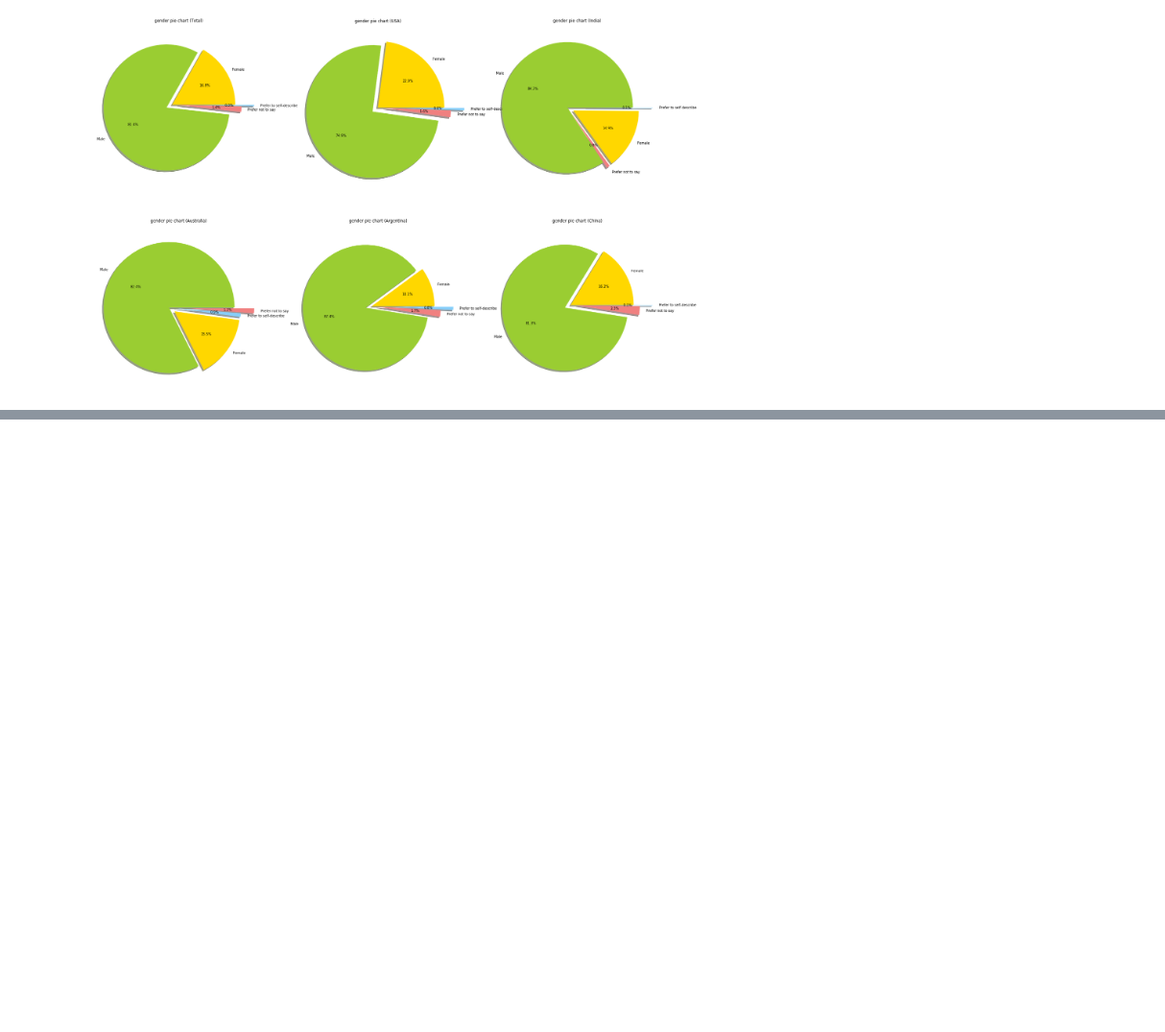
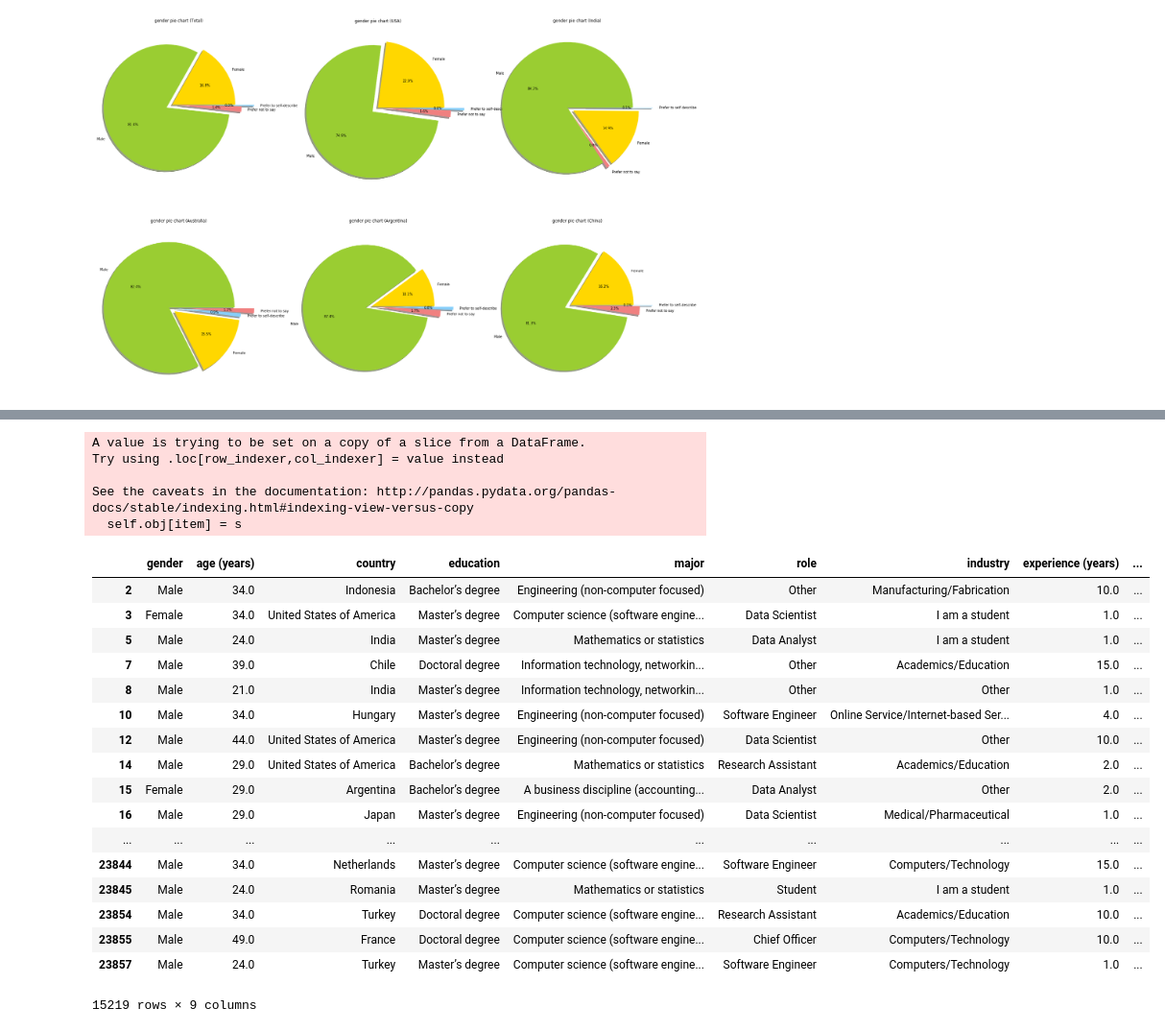
Before and after one commit to mariohenao/MarioHenao_Final, a Jupyter notebook: final.ipynb, the cells around one changed output, grey strips where cells are left out. Shown: that part at 96% size. Saved outputs shown, nothing was run; the diff lists cells and outputs as text; code cells hidden in the pictures; blank space fills up the shorter version.

```diff
--- a/final.ipynb
+++ b/final.ipynb
@@ -131,0 +134,80 @@ plt.show()
+# %%
+data1 = data1.rename(columns={'Q1': 'gender', 'Q2': 'age', 'Q3': 'country', 'Q4': 'education', 'Q5': 'major', 'Q6': 'role', 'Q7': 'industry','Q8': 'experience', 'Q9': 'salary'})
+# %%
+a = data1['salary'] == 'I do not wish to disclose my approximate yearly compensation'
+data2 = data1[~a]
+# %%
+#redefine salary
+salary_list = np.zeros(len(data2))
+num = 0
+for s in data2['salary']:
+    try:
+        math.isnan(s)
+        salary_list[num] = float('NaN')
+        num += 1
+    except:
+        if s == '500,000+':
+            salary_list[num] = 500.0
+        else:
+            salary_list[num] = np.max(np.int_(np.array(s[:-4].split('-'))))
+        num+=1
+data2.loc[:,'salary x1000 (USD)'] = salary_list
+
+#redefine age
+age_list = np.zeros(len(data2))
+num = 0
+for age in data2['age']:
+    try:
+        math.isnan(age)
+        age_list[num] = float('NaN')
+        num += 1
+    except:
+        if age == '80+':
+            age_list[num] = 80.0
+        else:
+            age_list[num] = np.max(np.int_(np.array(age.split('-'))))
+        num+=1
+data2.loc[:,'age (years)'] = age_list
+
+#redefine experience
+exp_list = np.zeros(len(data2))
+num = 0
+for exp in data2['experience']:
+    try:
+        math.isnan(exp)
+        exp_list[num] = float('NaN')
+        num += 1
+    except:
+        if exp == '30 +':
+            exp_list[num] = 30.0
+        else:
+            exp_list[num] = np.max(np.int_(np.array(exp.split('-'))))
+        num+=1
+data2.loc[:,'experience (years)'] = exp_list
+# %% [output]
+A value is trying to be set on a copy of a slice from a DataFrame.
+Try using .loc[row_indexer,col_indexer] = value instead
+
+See the caveats in the documentation: http://pandas.pydata.org/pandas-docs/stable/indexing.html#indexing-view-versus-copy
+  self.obj[item] = s
+# %%
+data2[['gender', 'age (years)', 'country', 'education', 'major', 'role', 'industry','experience (years)', 'salary x1000 (USD)']].dropna()
+# %% [output]
+|  | gender | age (years) | country | education | major | role | industry | experience (years) | ... |
+| 2 | Male | 34.0 | Indonesia | Bachelor’s degree | Engineering (non-computer focused) | Other | Manufacturing/Fabrication | 10.0 | ... |
+| 3 | Female | 34.0 | United States of America | Master’s degree | Computer science (software engine... | Data Scientist | I am a student | 1.0 | ... |
+| 5 | Male | 24.0 | India | Master’s degree | Mathematics or statistics | Data Analyst | I am a student | 1.0 | ... |
+| 7 | Male | 39.0 | Chile | Doctoral degree | Information technology, networkin... | Other | Academics/Education | 15.0 | ... |
+| 8 | Male | 21.0 | India | Master’s degree | Information technology, networkin... | Other | Other | 1.0 | ... |
+| 10 | Male | 34.0 | Hungary | Master’s degree | Engineering (non-computer focused) | Software Engineer | Online Service/Internet-based Ser... | 4.0 | ... |
+| 12 | Male | 44.0 | United States of America | Master’s degree | Engineering (non-computer focused) | Data Scientist | Other | 10.0 | ... |
+| 14 | Male | 29.0 | United States of America | Bachelor’s degree | Mathematics or statistics | Research Assistant | Academics/Education | 2.0 | ... |
+| 15 | Female | 29.0 | Argentina | Bachelor’s degree | A business discipline (accounting... | Data Analyst | Other | 2.0 | ... |
+| 16 | Male | 29.0 | Japan | Master’s degree | Engineering (non-computer focused) | Data Scientist | Medical/Pharmaceutical | 1.0 | ... |
+| ... | ... | ... | ... | ... | ... | ... | ... | ... | ... |
+| 23844 | Male | 34.0 | Netherlands | Master’s degree | Computer science (software engine... | Software Engineer | Computers/Technology | 15.0 | ... |
+| 23845 | Male | 24.0 | Romania | Master’s degree | Mathematics or statistics | Student | I am a student | 1.0 | ... |
+| 23854 | Male | 34.0 | Turkey | Doctoral degree | Computer science (software engine... | Research Assistant | Academics/Education | 10.0 | ... |
+| 23855 | Male | 49.0 | France | Doctoral degree | Computer science (software engine... | Chief Officer | Computers/Technology | 10.0 | ... |
+| 23857 | Male | 24.0 | Turkey | Master’s degree | Computer science (software engine... | Software Engineer | Computers/Technology | 1.0 | ... |
+15219 rows × 9 columns
```
Also changed, not shown: parts of 1 cell of this notebook.
